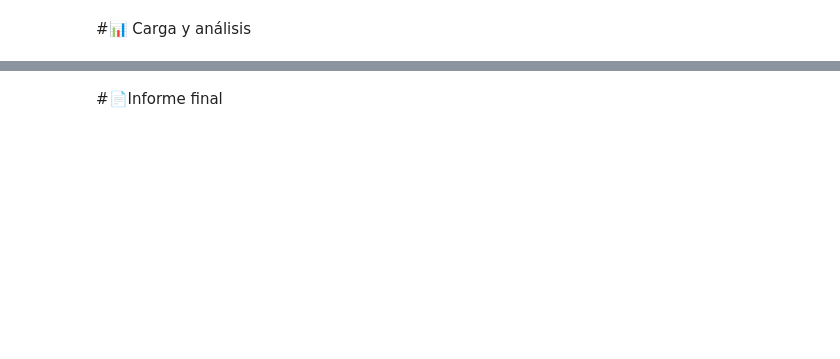
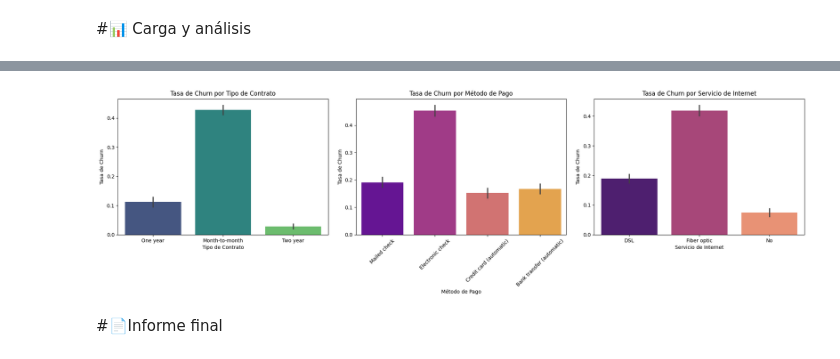
Before and after one commit to HeberBernal/Heber-base-de-datos-challenge1-latam, a Jupyter notebook: TelecomX_LATAM.ipynb, the cells around one changed output, grey strips where cells are left out. Cells and saved outputs as stored; diff of their text form; code cells hidden in the pictures; blank space fills up the shorter version.

```diff
--- a/TelecomX_LATAM.ipynb
+++ b/TelecomX_LATAM.ipynb
@@ -8,0 +598,90 @@
+# %%
+def flatten_df(df, sep="_"):
+    df = df.copy()
+    list_cols = [c for c in df.columns
+                 if df[c].apply(lambda x: isinstance(x, list)).any()]
+    for col in list_cols:
+        df = df.explode(col, ignore_index=True)
+    while True:
+        dict_cols = [c for c in df.columns
+                     if df[c].apply(lambda x: isinstance(x, dict)).any()]
+        if not dict_cols:
+            break
+        for col in dict_cols:
+            norm = (
+                pd.json_normalize(df[col])
+                  .add_prefix(f"{col}{sep}")
+            )
+            df = pd.concat(
+                [df.drop(columns=[col]).reset_index(drop=True),
+                 norm.reset_index(drop=True)],
+                axis=1
+            )
+    return df
+
+df_flat = flatten_df(df_raw)
+
+df_flat['account_Charges.Total'] = (
+    df_flat['account_Charges.Total']
+        .replace(r'^\s*$', np.nan, regex=True)
+        .astype(float)
+)
+
+rename_cols = {
+    'index': 'INDICE',
+    'customerID': 'ID_CLIENTE',
+    'Churn': 'CHURN',
+    'customer_gender': 'GENERO_CLIENTE',
+    'customer_SeniorCitizen': 'CLIENTE_SENIOR',
+    'customer_Partner': 'CLIENTE_PARTNER',
+    'customer_Dependents': 'CLIENTE_DEPENDIENTE',
+    'customer_tenure': 'ANTIGUEDAD_CLIENTE',
+    'phone_PhoneService': 'SERVICIO_TELEFONO',
+    'phone_MultipleLines': 'MULTIPLES_LINEAS',
+    'internet_InternetService': 'SERVICIO_INET',
+    'internet_OnlineSecurity': 'SEGURIDAD_ONLINE',
+    'internet_OnlineBackup': 'RESPALDO_ONLINE',
+    'internet_DeviceProtection': 'PROTECCION_DISPOSITIVOS',
+    'internet_TechSupport': 'SOPORTE_TECNICO',
+    'internet_StreamingTV': 'STREAMING',
+    'internet_StreamingMovies': 'PELICULAS_STREAMING',
+    'account_Contract': 'CONTRATO',
+    'account_PaperlessBilling': 'BOLETA_ELECTRONICA',
+    'account_PaymentMethod': 'METODO_PAGO',
+    'account_Charges.Monthly': 'CARGO_MENSUAL',
+    'account_Charges.Total': 'CARGO_TOTAL'
+}
+
+df_flat.rename(columns=rename_cols, inplace=True)
+if 'INDICE' in df_flat.columns:
+    df_flat.set_index('INDICE', inplace=True, drop=True)
+
+df_flat['CHURN'] = df_flat['CHURN'].map({'Yes': 1, 'No': 0})
+df_clean = df_flat.dropna(subset=['CHURN']).copy()
+
+# --- ANÁLISIS DE LA TASA DE EVASIÓN POR CATEGORÍA ---
+# Crear la figura y los subplots para los gráficos
+fig, ax = plt.subplots(1, 3, figsize=(20, 6))
+
+# Gráfico 1: Tasa de Churn por Contrato
+sns.barplot(x='CONTRATO', y='CHURN', data=df_clean, ax=ax[0], palette='viridis')
+ax[0].set_title('Tasa de Churn por Tipo de Contrato')
+ax[0].set_xlabel('Tipo de Contrato')
+ax[0].set_ylabel('Tasa de Churn')
+
+# Gráfico 2: Tasa de Churn por Método de Pago
+sns.barplot(x='METODO_PAGO', y='CHURN', data=df_clean, ax=ax[1], palette='plasma')
+ax[1].set_title('Tasa de Churn por Método de Pago')
+ax[1].set_xlabel('Método de Pago')
+ax[1].set_ylabel('Tasa de Churn')
+ax[1].tick_params(axis='x', rotation=45)
+
+# Gráfico 3: Tasa de Churn por Servicio de Internet
+sns.barplot(x='SERVICIO_INET', y='CHURN', data=df_clean, ax=ax[2], palette='magma')
+ax[2].set_title('Tasa de Churn por Servicio de Internet')
+ax[2].set_xlabel('Servicio de Internet')
+ax[2].set_ylabel('Tasa de Churn')
+
+plt.tight_layout()
+plt.show()
+# %% [output]
@@ -9,2 +699,3 @@
+[figure, added]
 # %% [markdown]
 #📄Informe final
```
Also changed, not shown: parts of 8 cells of this notebook.
